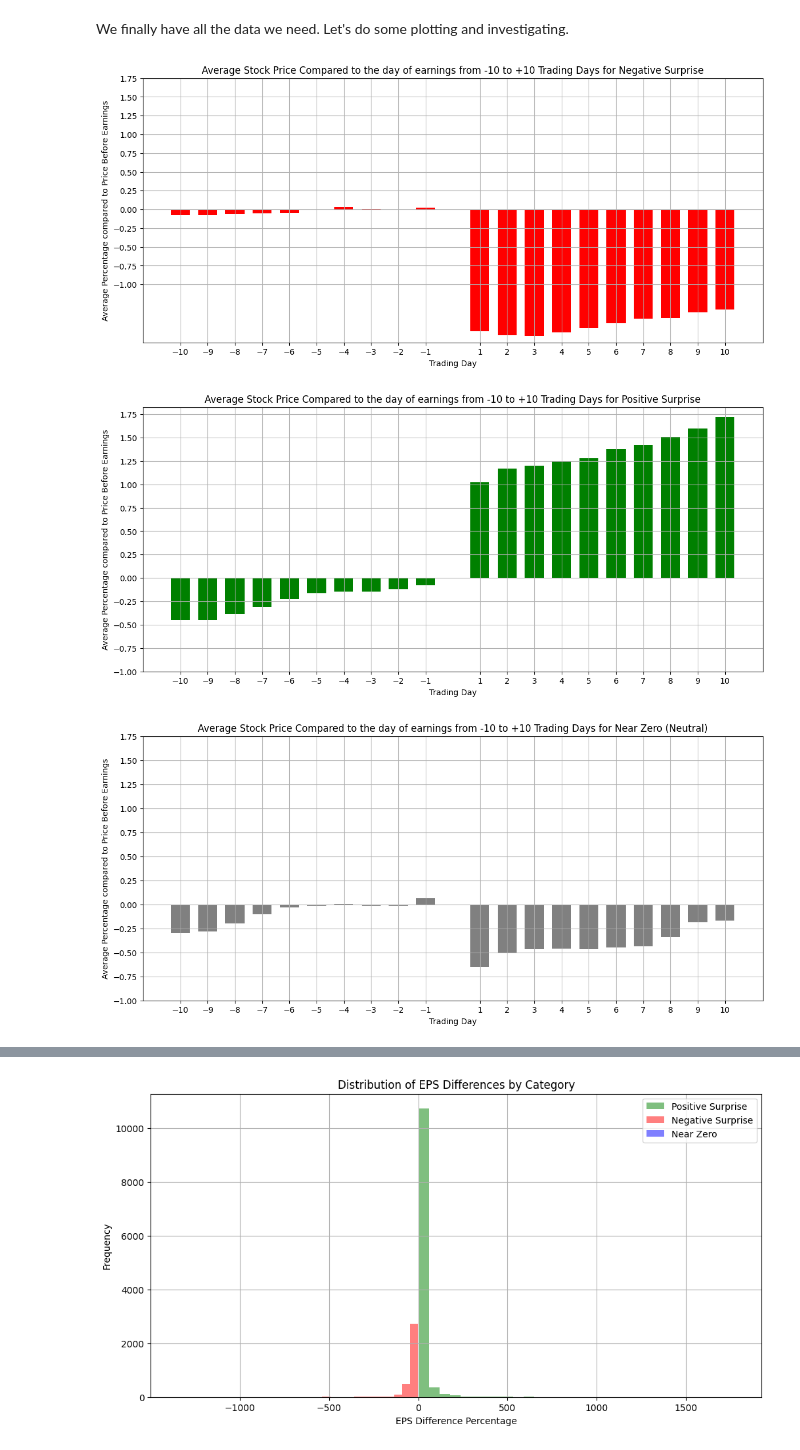
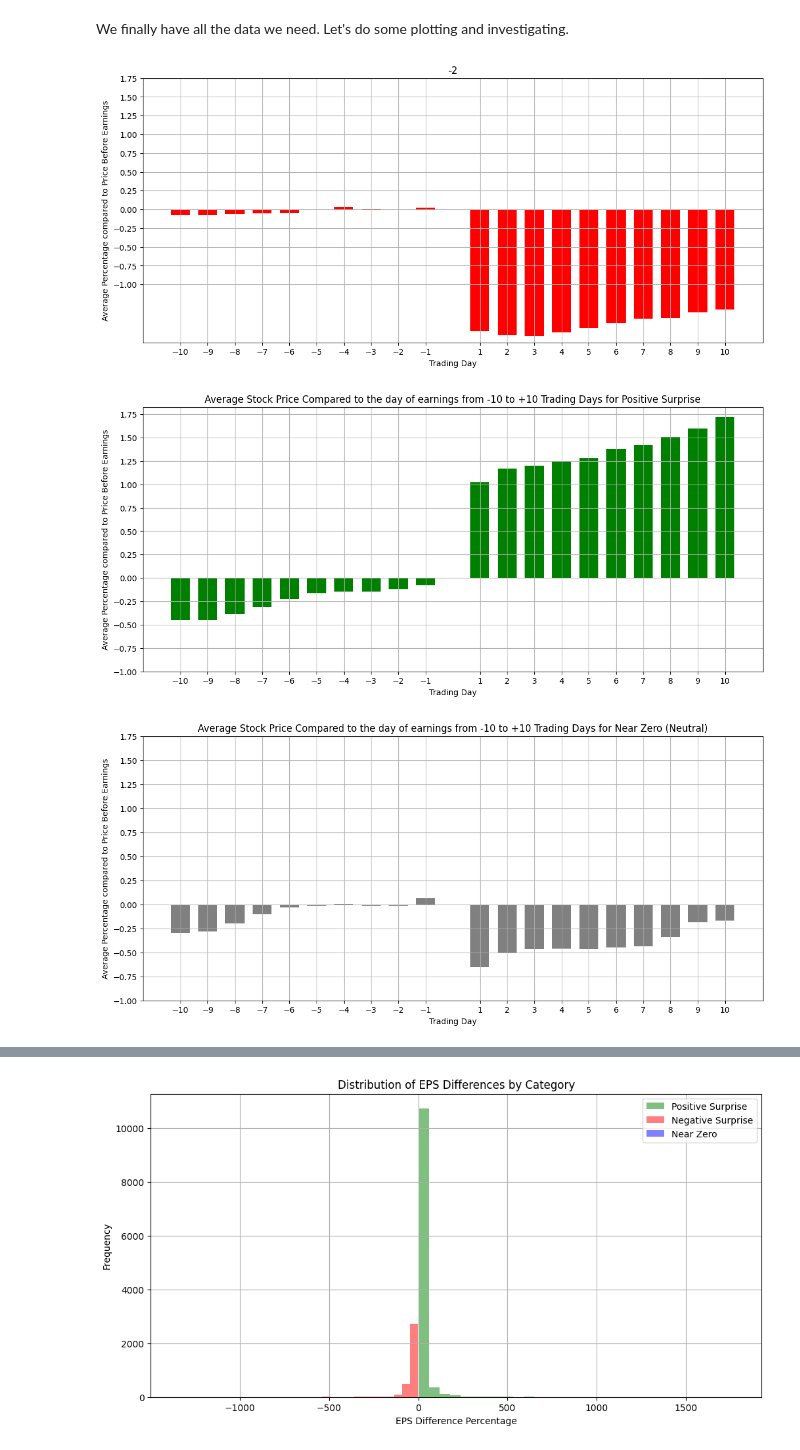
Before and after one commit to thunder913/Data-Science, a Jupyter notebook: stock_analysis.ipynb, the cells around one changed output, grey strips where cells are left out. Drawn from its saved outputs; the diff is of its cells as text; code cells hidden in the pictures.

```diff
--- a/stock_analysis.ipynb
+++ b/stock_analysis.ipynb
@@ -544,9 +538,6 @@ for day in range(1, event_window_end - 1):
 # %% [markdown]
 We finally have all the data we need. Let's do some plotting and investigating.
 # %%
-import numpy as np
-import matplotlib.pyplot as plt
-
 def plot_avg_changes(data, category, color, title = None, y_min = -1):
     """
     Plot average stock price changes before and after earnings for a given category.
@@ -566,35 +557,35 @@ def plot_avg_changes(data, category, color, title = None, y_min = -1):
         percentage_changes.append(avg_before)
 
     for day in range(1, 11):  # Days after earnings (positive days)
         avg_after = data[f'change_{day}_days_after'].mean()
         percentage_changes.append(avg_after)
 
     days = np.concatenate((np.arange(-10, 0), np.arange(1, 11)))  # Days from -10 to +10
 
     plt.figure(figsize=(14, 6))
 
     plt.bar(days, percentage_changes, width=0.7, color=color)
 
     plt.title(title if title != None else  f'Average Stock Price Compared to the day of earnings from -10 to +10 Trading Days for {category}')
     plt.xlabel('Trading Day')
     plt.ylabel('Average Percentage compared to Price Before Earnings')
     plt.xticks(days)
     plt.yticks(np.arange(y_min, 2, step=0.25))
     plt.grid(True)
     plt.show()
 
 # Filter data for each category
 negative_surprise_data = merged_data[merged_data['eps_category'] == 'Negative Surprise']
 positive_surprise_data = merged_data[merged_data['eps_category'] == 'Positive Surprise']
 neutral_data = merged_data[merged_data['eps_category'] == 'Near Zero']
 
-plot_avg_changes(negative_surprise_data, 'Negative Surprise', 'red')
+plot_avg_changes(negative_surprise_data, 'Negative Surprise', 'red', -2)
 
 plot_avg_changes(positive_surprise_data, 'Positive Surprise', 'green')
 
 plot_avg_changes(neutral_data, 'Near Zero (Neutral)', 'gray')
 # %% [output]
-[figure, old version]
+[figure, new version]
 [figure]
 [figure]
 # %% [markdown]
```
Also changed, not shown: parts of 8 cells of this notebook.
